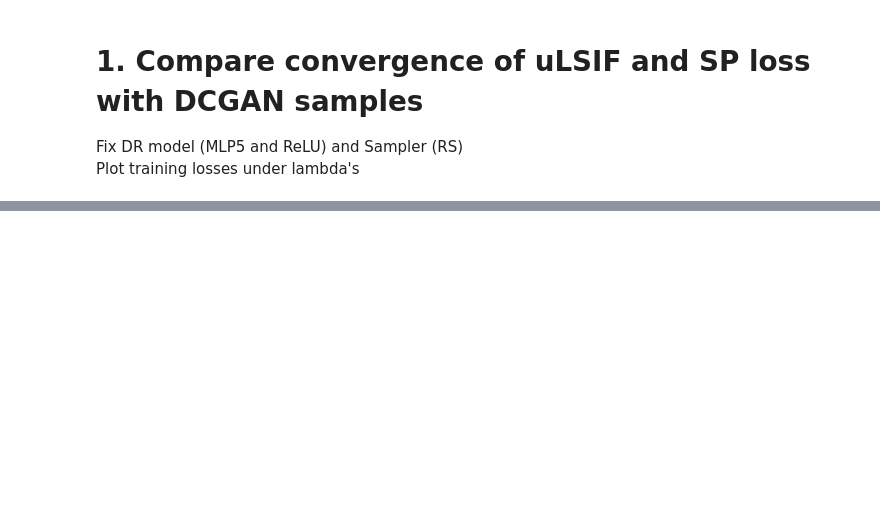
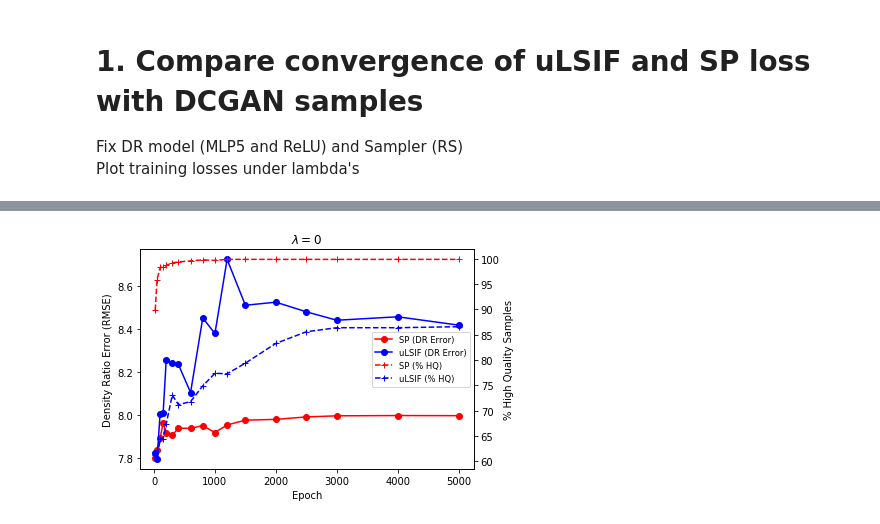
Before and after one commit to UBCDingXin/DDRE_Sampling_GANs, a Jupyter notebook: Simulation/Results_Visualization.ipynb, the cells around one changed output, grey strips where cells are left out. Saved outputs shown, nothing was run; the diff lists cells and outputs as text; code cells hidden in the pictures; blank space fills up the shorter version.

```diff
--- a/Simulation/Results_Visualization.ipynb
+++ b/Simulation/Results_Visualization.ipynb
@@ -137,0 +229,51 @@ f2.savefig(filename_SP, bbox_inches='tight')
+# %%
+data_file_SP = wd + "/Extra3_DR_errors_versus_epochsKT_NoNorm_SP_lambda0.csv"
+data_SP = np.loadtxt(data_file_SP, delimiter=",")
+epochs = data_SP[:,0]
+dr_err_SP0 = data_SP[:,1]
+dr_err_hq_SP0 = data_SP[:,2]
+dr_err_lq_SP0 = data_SP[:,3]
+percentHQ_SP0 = data_SP[:,4]
+
+data_file_uLSIF = wd + "/Extra3_DR_errors_versus_epochsKT_NoNorm_uLSIF_lambda0.csv"
+data_uLSIF = np.loadtxt(data_file_uLSIF, delimiter=",")
+dr_err_uLSIF0 = data_uLSIF[:,1]
+dr_err_hq_uLSIF0 = data_uLSIF[:,2]
+dr_err_lq_uLSIF0 = data_uLSIF[:,3]
+percentHQ_uLSIF0 = data_uLSIF[:,4]
+# %%
+## lambda=0: Density ratio errors for all fake samples
+
+filename = wd + "/Output/saved_images/dreErr_versus_epochs_all_fake_samples_lambda0.pdf"
+
+fig, ax1 = plt.subplots()
+
+# color = 'tab:red'
+ax1.set_xlabel('Epoch')
+# ax1.set_ylabel('Density Ratio Error (RMSE)', color=color)
+ax1.set_ylabel('Density Ratio Error (RMSE)')
+l1=ax1.plot(epochs, dr_err_SP0, c='r', ls='-', marker='o', label = "SP (DR Error)")
+l2=ax1.plot(epochs, dr_err_uLSIF0, c='b', ls='-', marker='o', label = "uLSIF (DR Error)")
+# ax1.tick_params(axis='y', labelcolor=color)
+
+ax2 = ax1.twinx()  # instantiate a second axes that shares the same x-axis
+
+# color = 'tab:blue'
+# ax2.set_ylabel('% High Quality Samples', color=color)  # we already handled the x-label with ax1
+ax2.set_ylabel('% High Quality Samples')
+l3=ax2.plot(epochs, percentHQ_SP0, c='r', ls='--', marker='+', label = "SP (% HQ)")
+l4=ax2.plot(epochs, percentHQ_uLSIF0, c='b', ls='--', marker='+', label = "uLSIF (% HQ)")
+# ax2.tick_params(axis='y', labelcolor=color)
+
+lns = l1+l2+l3+l4
+labs = [l.get_label() for l in lns]
+ax1.legend(lns, labs, loc=5, fontsize='small')
+
+ax1.set_title("$\lambda=0$")
+
+fig.tight_layout()  # otherwise the right y-label is slightly clipped
+plt.show()
+
+fig.savefig(filename, bbox_inches='tight')
+# %% [output]
+[figure, added]
```
Also changed, not shown: parts of 54 cells of this notebook, 37 other files.
